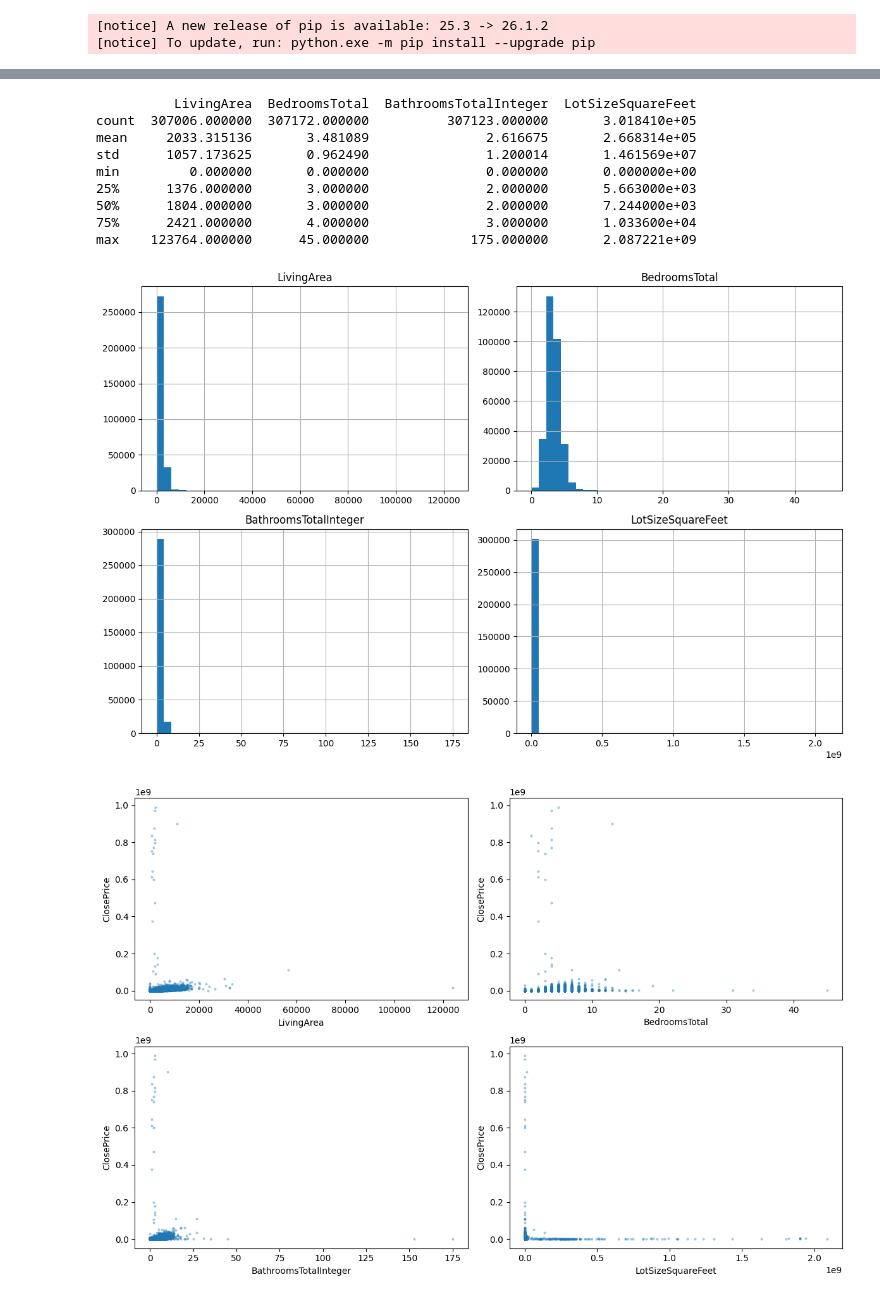
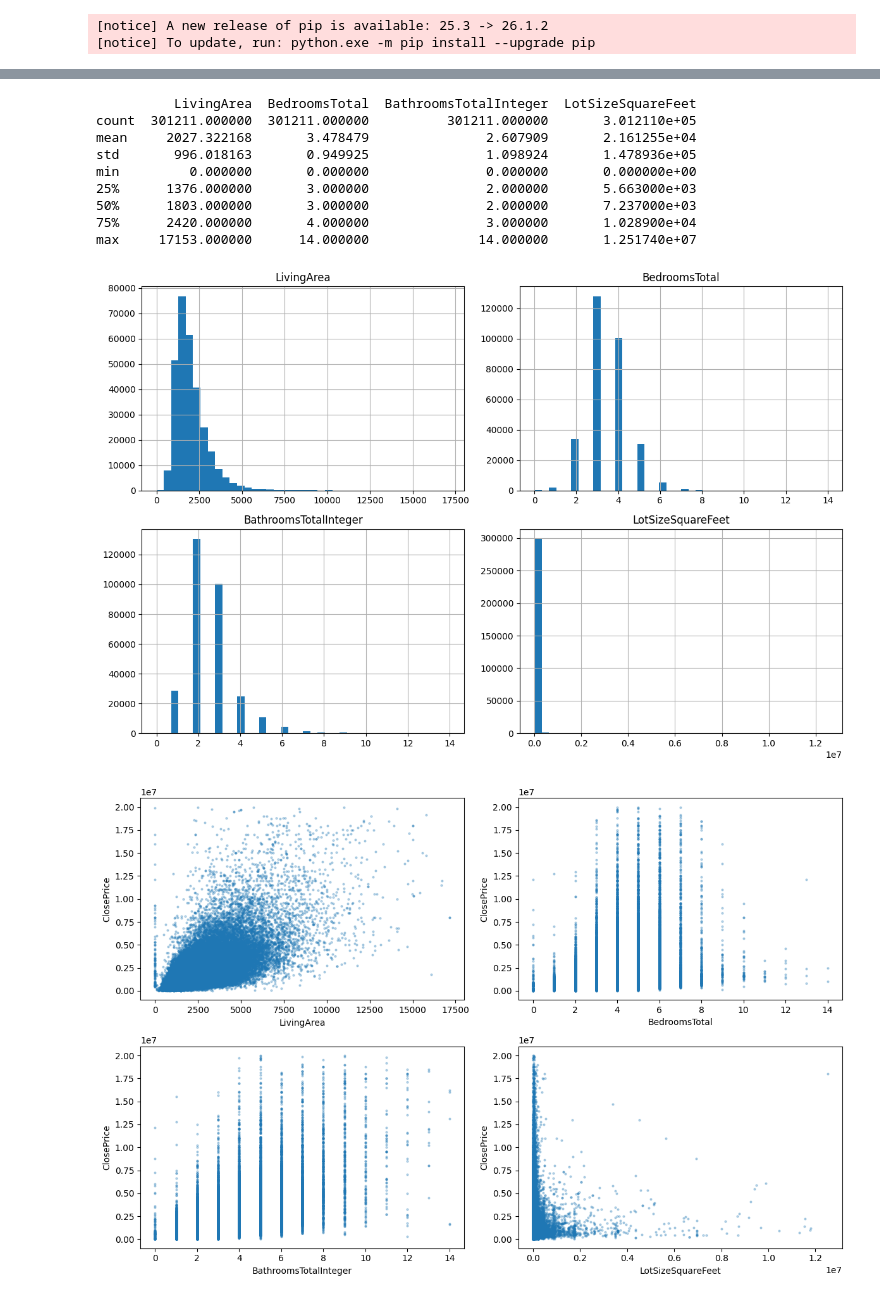
Before and after one commit to alexanderw31/IDX-Intern-AW, a Jupyter notebook: weeks1-3.ipynb, the cells around one changed output, grey strips where cells are left out. Drawn from its saved outputs; the diff is of its cells as text; code cells hidden in the pictures.

```diff
--- a/weeks1-3.ipynb
+++ b/weeks1-3.ipynb
@@ -118,6 +73,16 @@ df = raw[
 print(f"Rows before filter: {len(raw):,}")
 print(f"Rows after filter:  {len(df):,}")
 print(df[["PropertyType", "PropertySubType"]].value_counts().head())
+# Drop obvious data-entry errors / outliers before analysis
+df = df[
+    (df["ClosePrice"] > 10000) &              # exclude $0 or near-$0 placeholder rows
+    (df["ClosePrice"] < 20_000_000) &         # exclude implausible high-end errors
+    (df["BedroomsTotal"] < 15) &
+    (df["BathroomsTotalInteger"] < 15) &      # caps unrealistic values like 175 bathrooms
+    (df["LivingArea"] < 20000) &
+    (df["LotSizeSquareFeet"] < 13_068_000)    # ~300 acres
+]
+print(f"Rows after outlier filtering: {len(df):,}")
 
 # --- 3. Quick data overview ---------------------------------------------
 df.info()
@@ -196,12 +161,12 @@ Name: ClosePrice, dtype: float64
           LivingArea  BedroomsTotal  BathroomsTotalInteger  LotSizeSquareFeet
-count  307006.000000  307172.000000          307123.000000       3.018410e+05
-mean     2033.315136       3.481089               2.616675       2.668314e+05
-std      1057.173625       0.962490               1.200014       1.461569e+07
+count  301211.000000  301211.000000          301211.000000       3.012110e+05
+mean     2027.322168       3.478479               2.607909       2.161255e+04
+std       996.018163       0.949925               1.098924       1.478936e+05
 min         0.000000       0.000000               0.000000       0.000000e+00
 25%      1376.000000       3.000000               2.000000       5.663000e+03
-50%      1804.000000       3.000000               2.000000       7.244000e+03
-75%      2421.000000       4.000000               3.000000       1.033600e+04
-max    123764.000000      45.000000             175.000000       2.087221e+09
+50%      1803.000000       3.000000               2.000000       7.237000e+03
+75%      2420.000000       4.000000               3.000000       1.028900e+04
+max     17153.000000      14.000000              14.000000       1.251740e+07
-[figure, old version]
+[figure, new version]
-[figure, old version]
+[figure, new version]
                        LivingArea  BedroomsTotal  BathroomsTotalInteger  \
```
Also changed, not shown: parts of 5 cells of this notebook.
